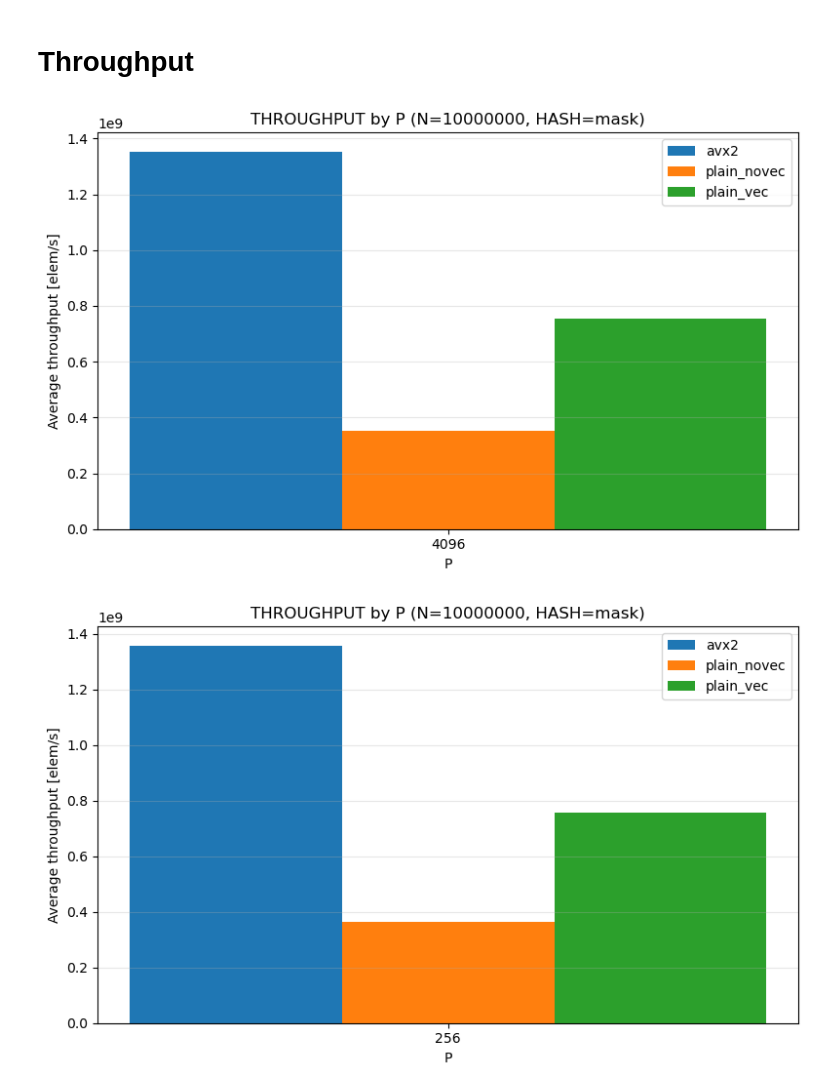
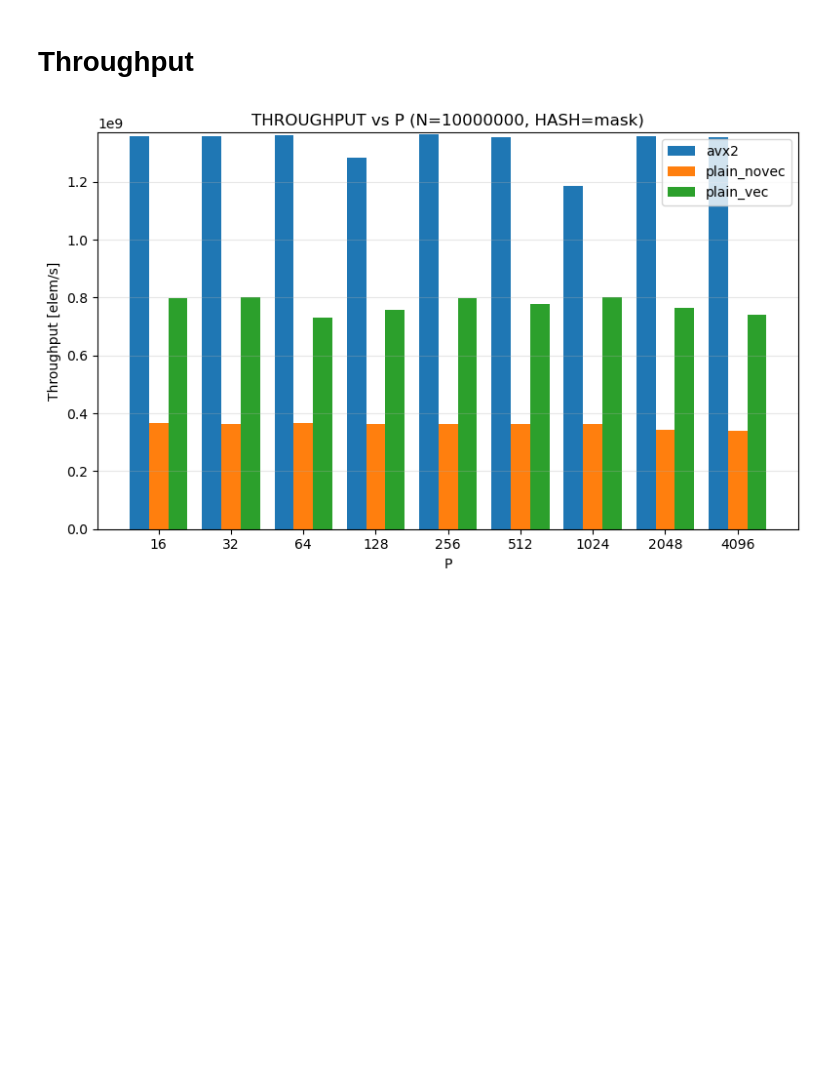
Before and after one commit to GianlucaPanzani/Optimization-of-Partitioned-Hash-Join-with-Duplicates, a Jupyter notebook: src/stable_statistics.ipynb, the cells around one changed output. Drawn from its saved outputs; the diff is of its cells as text; code cells hidden in the pictures; blank space fills up the shorter version.

```diff
--- a/src/stable_statistics.ipynb
+++ b/src/stable_statistics.ipynb
@@ -194,35 +199,51 @@ for (fixed_N, fixed_HASH, fixed_CHECKSUM), subdf in speedup_avg_df.groupby(["N",
 # %% [markdown]
 # Throughput
 # %%
-# Show the averaged throughput of each execution type for every P value.
-for (fixed_N, fixed_HASH, fixed_CHECKSUM), subdf in stable_avg_df.groupby(["N", "HASH", "CHECKSUM"]):
-    plot_df = subdf.sort_values(["P", "EXEC_TYPE"])
-    p_values = sorted(plot_df["P"].unique())
-    exec_types = sorted(plot_df["EXEC_TYPE"].unique())
-    p_to_x = {p: idx for idx, p in enumerate(p_values)}
-    bar_width = 0.8 / max(len(exec_types), 1)
-    center_offset = (len(exec_types) - 1) / 2
+GLOBAL_THROUGHPUT_YMAX = df["THROUGHPUT"].max()
+for (fixed_N, fixed_HASH), subdf in df.groupby(["N", "HASH"]):
+    plt.figure(figsize=(8, 5))
 
-    plt.figure(figsize=(8, 5))
+    p_values = sorted(subdf["P"].unique())
+    x_positions = list(range(len(p_values)))
+    exec_types = sorted(subdf["EXEC_TYPE"].dropna().unique())
+
+    if not exec_types:
+        continue
+
+    bar_width = 0.8 / len(exec_types)
+    max_candidates = []
+
     for idx, exec_type in enumerate(exec_types):
-        g = plot_df[plot_df["EXEC_TYPE"] == exec_type].sort_values("P")
-        x_positions = [p_to_x[p] + (idx - center_offset) * bar_width for p in g["P"]]
+        g = subdf[subdf["EXEC_TYPE"] == exec_type].sort_values("P")
+        values_by_p = g.set_index("P")["THROUGHPUT"].to_dict()
+        heights = [values_by_p.get(p, float("nan")) for p in p_values]
+        offsets = [
+            x + (idx - (len(exec_types) - 1) / 2) * bar_width
+            for x in x_positions
+        ]
+
+        for value in heights:
+            if pd.notna(value):
+                max_candidates.append(value)
+
         plt.bar(
-            x_positions,
-            g["AVG_THROUGHPUT"],
+            offsets,
+            heights,
             width=bar_width,
             color=exec_type_colors.get(exec_type, "tab:gray"),
             label=exec_type,
         )
 
-    plt.xticks(range(len(p_values)), p_values)
+    if pd.notna(GLOBAL_THROUGHPUT_YMAX):
+        plt.ylim(0, GLOBAL_THROUGHPUT_YMAX)
+
+    plt.xticks(x_positions, p_values)
     plt.xlabel("P")
-    plt.ylabel("Average throughput [elem/s]")
-    plt.title(f"THROUGHPUT by P (N={fixed_N}, HASH={fixed_HASH})")
-    plt.grid(True, axis="y", alpha=0.3)
+    plt.ylabel("Throughput [elem/s]")
+    plt.title(f"THROUGHPUT vs P (N={fixed_N}, HASH={fixed_HASH})")
+    plt.grid(axis="y", alpha=0.3)
     plt.legend()
     plt.tight_layout()
     plt.show()
 # %% [output]
-[figure, old version]
+[figure, new version]
-[figure, removed]
```
Also changed, not shown: parts of 2 cells of this notebook, 18 other files.
